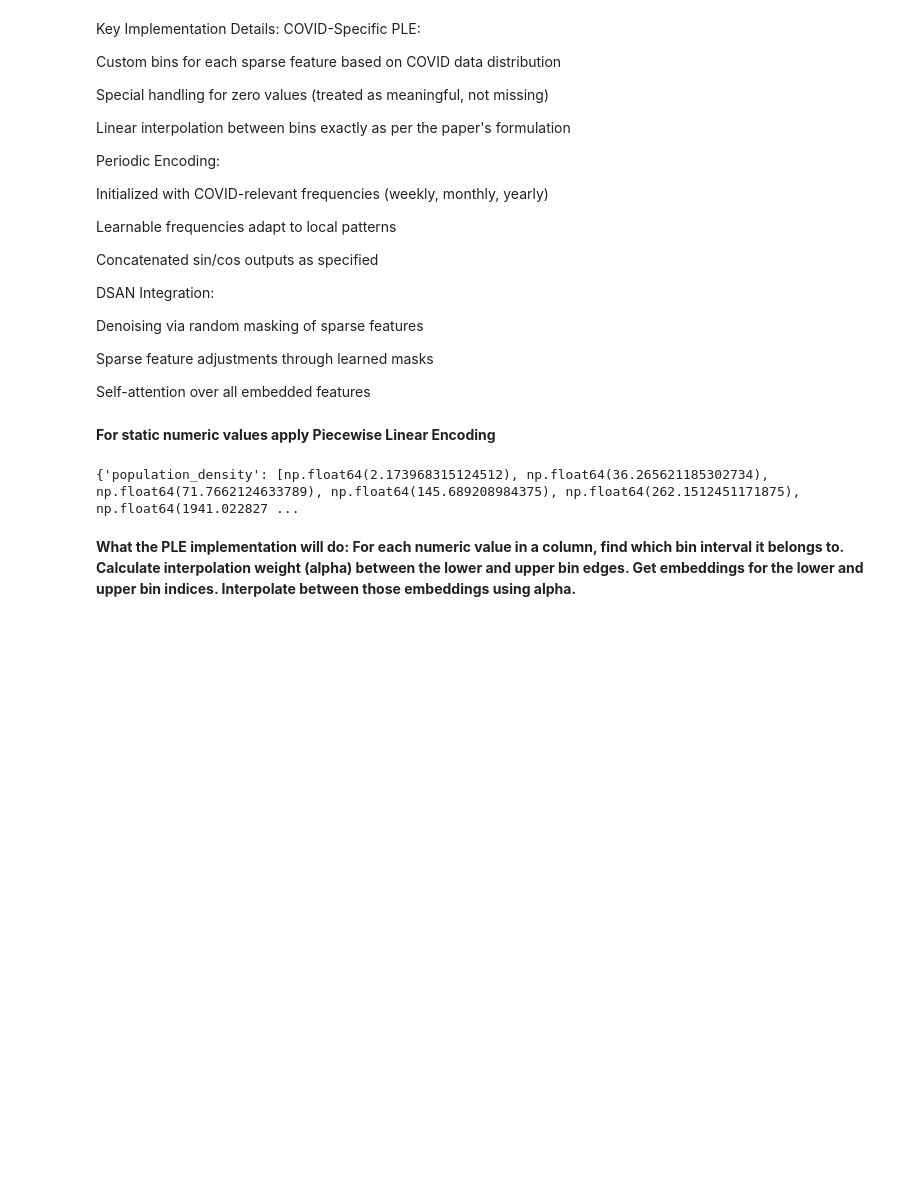
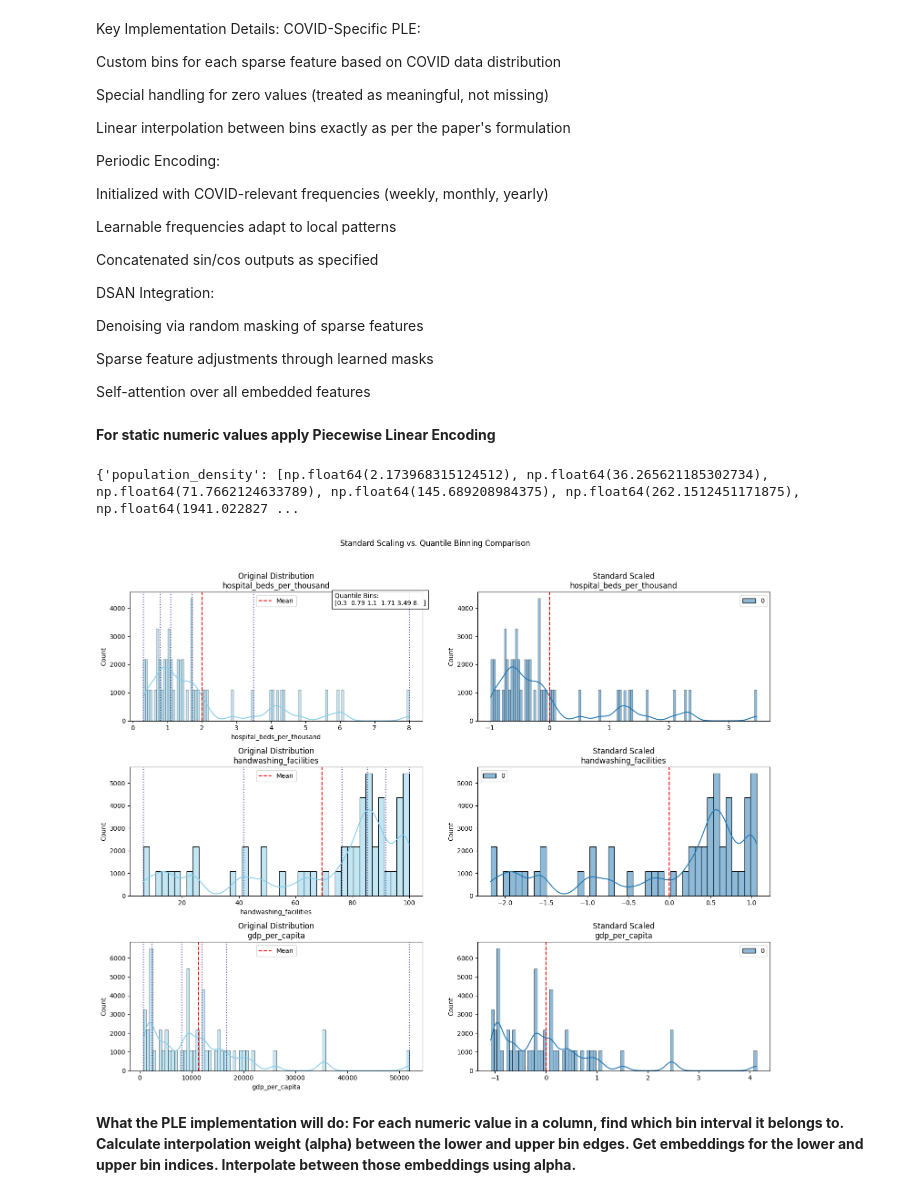
Before and after one commit to AnupKaphle58/covid-research, a Jupyter notebook: ResearchImplementation.ipynb, the cells around one changed output. Drawn from its saved outputs; the diff is of its cells as text; code cells hidden in the pictures; blank space fills up the shorter version.

```diff
--- a/ResearchImplementation.ipynb
+++ b/ResearchImplementation.ipynb
@@ -182,6 +178,64 @@ bins = generate_bins_by_quantiles(df, static_features, num_bins=6)
 print(bins)
 # %% [output]
 {'population_density': [np.float64(2.173968315124512), np.float64(36.265621185302734), np.float64(71.7662124633789), np.float64(145.689208984375), np.float64(262.1512451171875), np.float64(1941.022827 ...
+# %%
+import numpy as np
+import pandas as pd
+import matplotlib.pyplot as plt
+import seaborn as sns
+from sklearn.preprocessing import StandardScaler
+
+# First generate the bins using your function
+def generate_bins_by_quantiles(df, features, num_bins=6):
+    bins_dict = {}
+    for col in features:
+        quantiles = np.quantile(df[col].dropna(), np.linspace(0, 1, num_bins))
+        bins = sorted(set(quantiles))
+        bins_dict[col] = bins
+    return bins_dict
+
+# Example data (replace with your actual df)
+static_features = ['population_density', 'median_age', 'hospital_beds_per_thousand',
+                   'diabetes_prevalence', 'handwashing_facilities', 'gdp_per_capita', 'stringency_index']
+
+# Generate bins dictionary FIRST
+bins_dict = generate_bins_by_quantiles(df, static_features, num_bins=6)
+
+# Select example features to visualize
+example_features = ['hospital_beds_per_thousand', 'handwashing_facilities', 'gdp_per_capita']
+
+# Create comparison plots
+fig, axes = plt.subplots(nrows=3, ncols=2, figsize=(15, 12))
+plt.suptitle('Standard Scaling vs. Quantile Binning Comparison', y=1.02)
+
+for i, feature in enumerate(example_features):
+    # Original data distribution
+    sns.histplot(df[feature], kde=True, ax=axes[i,0], color='skyblue')
+    axes[i,0].set_title(f'Original Distribution\n{feature}')
+    axes[i,0].axvline(df[feature].mean(), color='red', linestyle='--', label='Mean')
+
+    # Standard scaled distribution
+    scaler = StandardScaler()
+    scaled = scaler.fit_transform(df[[feature]])
+    sns.histplot(scaled, kde=True, ax=axes[i,1], color='lightgreen')
+    axes[i,1].set_title(f'Standard Scaled\n{feature}')
+    axes[i,1].axvline(0, color='red', linestyle='--', label='Mean (0)')
+
+    # Add quantile bins to original plot
+    bins = bins_dict[feature]
+    for edge in bins:
+        axes[i,0].axvline(edge, color='darkblue', linestyle=':', alpha=0.7)
+    axes[i,0].legend()
+
+    # Add piecewise linear encoding illustration
+    if i == 0:  # Just for first feature
+        axes[i,0].text(0.7, 0.9, f'Quantile Bins:\n{np.round(bins, 2)}',
+                      transform=axes[i,0].transAxes, bbox=dict(facecolor='white', alpha=0.8))
+
+plt.tight_layout()
+plt.show()
+# %% [output]
+[figure, added]
 # %% [markdown]
 **What the PLE implementation will do:
 For each numeric value in a column, find which bin interval it belongs to.
```
Also changed, not shown: parts of 15 cells of this notebook.
